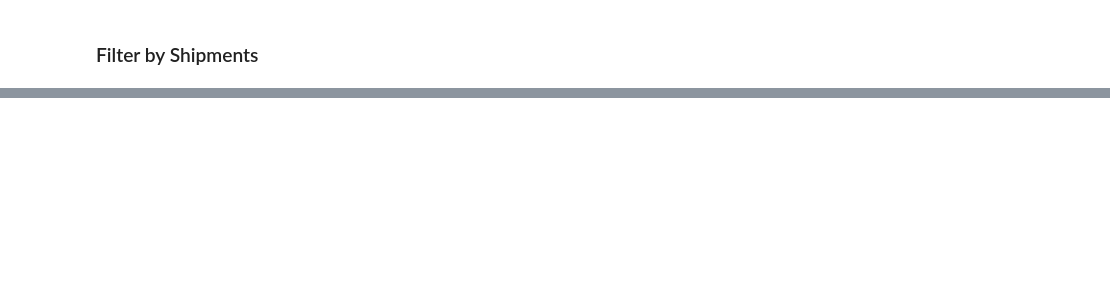
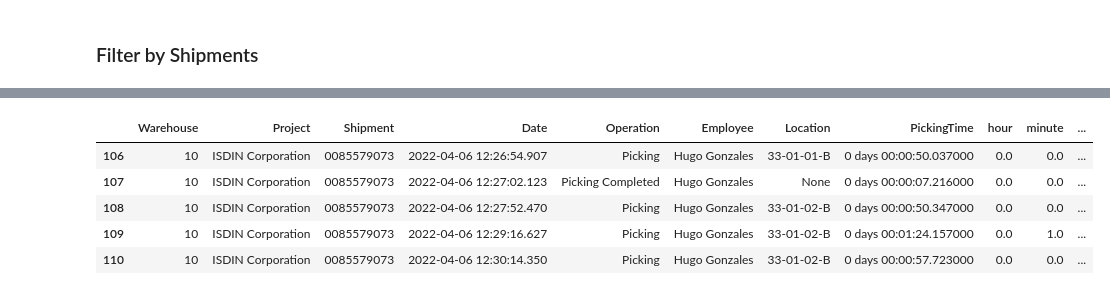
Before and after one commit to wdsrx/data_exploration, a Jupyter notebook: Operations.ipynb, the cells around one changed output, grey strips where cells are left out. Cells and saved outputs as stored; diff of their text form; code cells hidden in the pictures; blank space fills up the shorter version.

```diff
--- a/Operations.ipynb
+++ b/Operations.ipynb
@@ -590,0 +590,11 @@ df03_group.head(20)
+# %%
+# Remove Operation 'Scanned Shipment'
+df03_excluding_Scanned = df03_orders_modified.loc[df03_orders_modified['Operation'] != 'Scanned Shipment']
+df03_excluding_Scanned.head()
+# %% [output]
+|  | Warehouse | Project | Shipment | Date | Operation | Employee | Location | PickingTime | hour | minute | ... |
+| 106 | 10 | ISDIN Corporation | 0085579073 | 2022-04-06 12:26:54.907 | Picking | Hugo Gonzales | 33-01-01-B | 0 days 00:00:50.037000 | 0.0 | 0.0 | ... |
+| 107 | 10 | ISDIN Corporation | 0085579073 | 2022-04-06 12:27:02.123 | Picking Completed | Hugo Gonzales | None | 0 days 00:00:07.216000 | 0.0 | 0.0 | ... |
+| 108 | 10 | ISDIN Corporation | 0085579073 | 2022-04-06 12:27:52.470 | Picking | Hugo Gonzales | 33-01-02-B | 0 days 00:00:50.347000 | 0.0 | 0.0 | ... |
+| 109 | 10 | ISDIN Corporation | 0085579073 | 2022-04-06 12:29:16.627 | Picking | Hugo Gonzales | 33-01-02-B | 0 days 00:01:24.157000 | 0.0 | 1.0 | ... |
+| 110 | 10 | ISDIN Corporation | 0085579073 | 2022-04-06 12:30:14.350 | Picking | Hugo Gonzales | 33-01-02-B | 0 days 00:00:57.723000 | 0.0 | 0.0 | ... |
```
Also changed, not shown: parts of 30 cells of this notebook, 20 other files.
